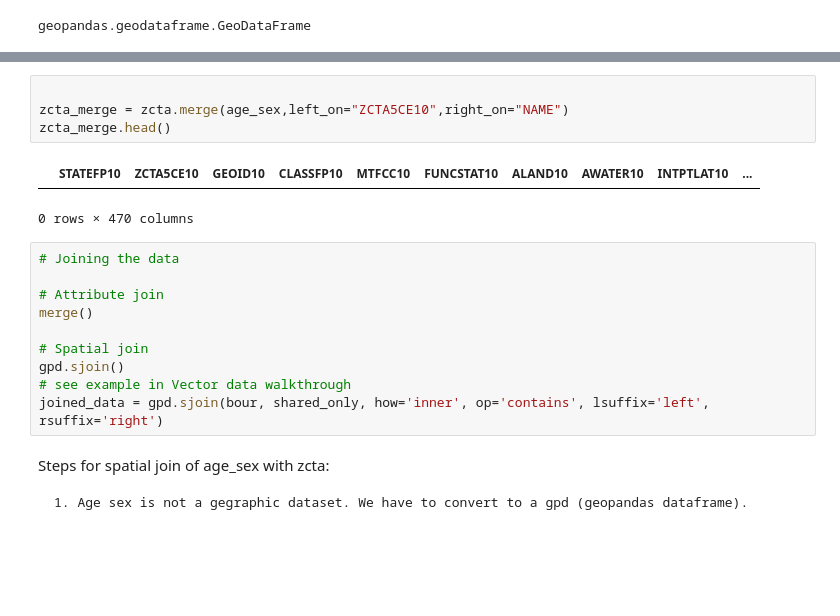
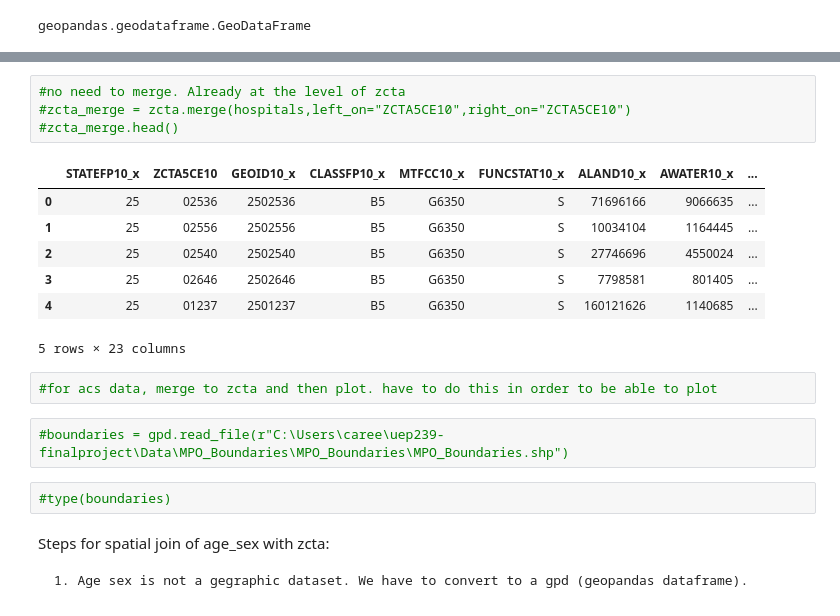
Before and after one commit to kameice97/uep239-finalproject, a Jupyter notebook: UEP 239 Final Assignment.ipynb, the cells around one changed output, grey strips where cells are left out. Cells and saved outputs as stored; diff of their text form; blank space fills up the shorter version.

Commit message:
cleaned data and plotted hospitals

```diff
--- a/UEP 239 Final Assignment.ipynb
+++ b/UEP 239 Final Assignment.ipynb
@@ -297,20 +537,21 @@ age_sex
 # %%
-
-zcta_merge = zcta.merge(age_sex,left_on="ZCTA5CE10",right_on="NAME")
-zcta_merge.head()
+#no need to merge. Already at the level of zcta
+#zcta_merge = zcta.merge(hospitals,left_on="ZCTA5CE10",right_on="ZCTA5CE10")
+#zcta_merge.head()
 # %% [output]
-|  | STATEFP10 | ZCTA5CE10 | GEOID10 | CLASSFP10 | MTFCC10 | FUNCSTAT10 | ALAND10 | AWATER10 | INTPTLAT10 | ... |
+|  | STATEFP10_x | ZCTA5CE10 | GEOID10_x | CLASSFP10_x | MTFCC10_x | FUNCSTAT10_x | ALAND10_x | AWATER10_x | ... |
+| 0 | 25 | 02536 | 2502536 | B5 | G6350 | S | 71696166 | 9066635 | ... |
+| 1 | 25 | 02556 | 2502556 | B5 | G6350 | S | 10034104 | 1164445 | ... |
+| 2 | 25 | 02540 | 2502540 | B5 | G6350 | S | 27746696 | 4550024 | ... |
+| 3 | 25 | 02646 | 2502646 | B5 | G6350 | S | 7798581 | 801405 | ... |
+| 4 | 25 | 01237 | 2501237 | B5 | G6350 | S | 160121626 | 1140685 | ... |
-0 rows × 470 columns
+5 rows × 23 columns
-# %%
-# Joining the data
-
-# Attribute join
-merge()
-
-# Spatial join
-gpd.sjoin()
-# see example in Vector data walkthrough
-joined_data = gpd.sjoin(bour, shared_only, how='inner', op='contains', lsuffix='left', rsuffix='right')
+# %%
+#for acs data, merge to zcta and then plot. have to do this in order to be able to plot
+# %%
+#boundaries = gpd.read_file(r"C:\Users\caree\uep239-finalproject\Data\MPO_Boundaries\MPO_Boundaries\MPO_Boundaries.shp")
+# %%
+#type(boundaries)
 # %% [markdown]
 Steps for spatial join of age_sex with zcta:
 
```
Also changed, not shown: parts of 64 cells of this notebook, 14 other files.
